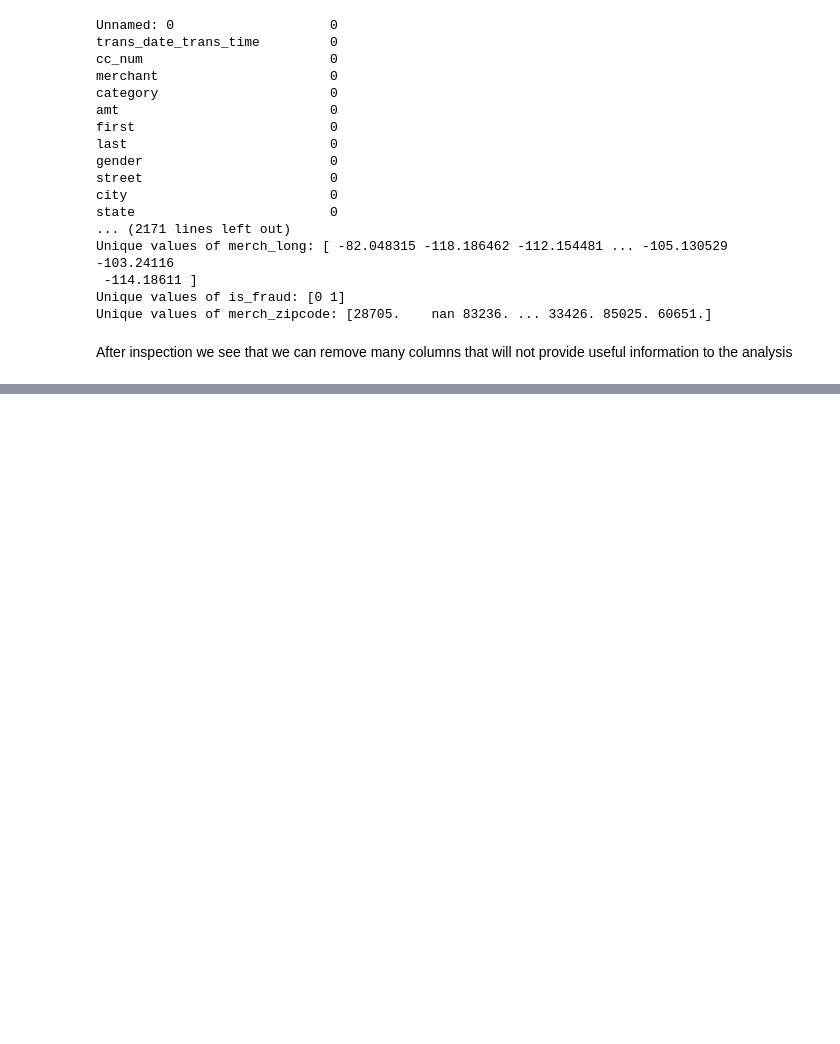
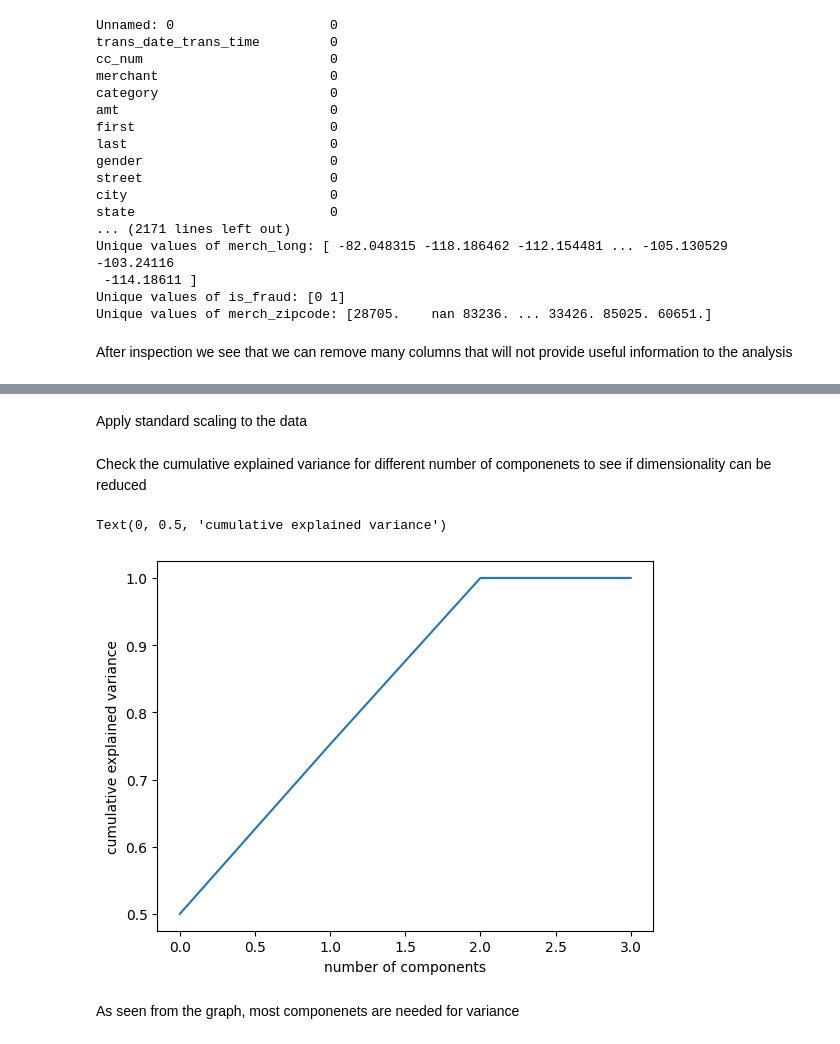
Before and after one commit to godzgft2/ml-clustering, a Jupyter notebook: main.ipynb, the cells around one changed output, grey strips where cells are left out. Saved outputs shown, nothing was run; the diff lists cells and outputs as text; code cells hidden in the pictures; blank space fills up the shorter version.

```diff
--- a/main.ipynb
+++ b/main.ipynb
@@ -56,0 +89,3 @@ df.head()
+# %%
+enc_X = pd.DataFrame(enc_X)
+print(enc_X)
@@ -56,0 +107,18 @@ df.head()
+# %% [markdown]
+Apply standard scaling to the data
+# %%
+std = StandardScaler()
+std_X = std.fit_transform(enc_X)
+# %% [markdown]
+Check the cumulative explained variance for different number of componenets to see if dimensionality can be reduced
+# %%
+std_X = pd.DataFrame(std_X)
+pca = IncrementalPCA().fit(std_X)
+plt.plot(np.cumsum(pca.explained_variance_ratio_))
+plt.xlabel('number of components')
+plt.ylabel('cumulative explained variance')
+# %% [output]
+Text(0, 0.5, 'cumulative explained variance')
+[figure, added]
+# %% [markdown]
+As seen from the graph, most componenets are needed for variance
```
Also changed, not shown: parts of 24 cells of this notebook.
